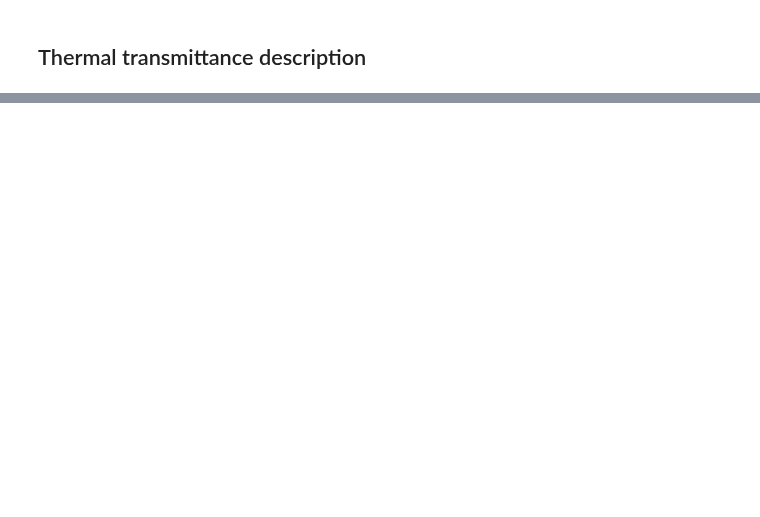
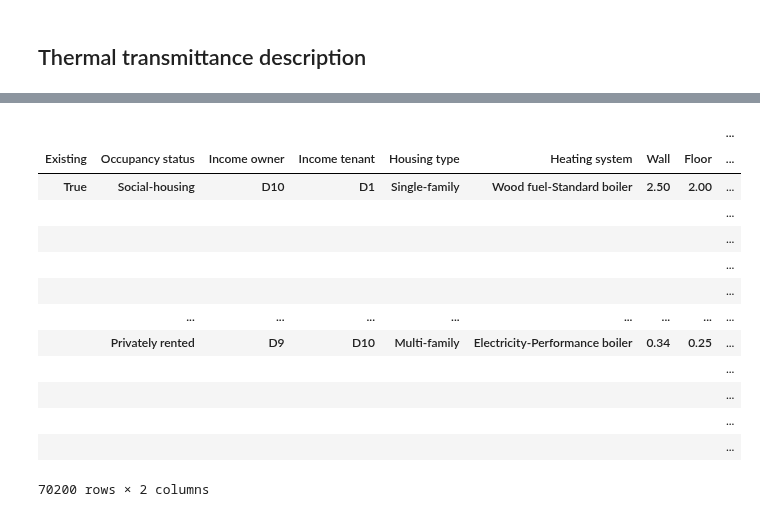
Before and after one commit to CIRED/Res-IRF4, a Jupyter notebook: project/analysis/preprocessing/building_stock/profeel/profeel_comparisons.ipynb, the cells around one changed output, grey strips where cells are left out. Saved outputs shown, nothing was run; the diff lists cells and outputs as text; code cells hidden in the pictures; blank space fills up the shorter version.

```diff
--- a/project/analysis/preprocessing/building_stock/profeel/profeel_comparisons.ipynb
+++ b/project/analysis/preprocessing/building_stock/profeel/profeel_comparisons.ipynb
@@ -51,0 +253,44 @@ cumulated_plots(temp, 'Thermal transmittance U (W/m2.K)', ylim=3)
+# %%
+index = profeel.stock.index
+consumption_before = profeel.consumption_standard(index)[0]
+consumption_after, _, certificate_after = profeel.prepare_consumption(profeel._choice_insulation, index=index)
+consumption_saved = (consumption_before - consumption_after.T).T
+
+consumption_before = reindex_mi(consumption_before, index)
+consumption_after = reindex_mi(consumption_after, index)
+consumption_saved = reindex_mi(consumption_saved, index)
+
+consumption_before = reindex_mi(profeel._surface, index) * consumption_before
+consumption_after = (reindex_mi(profeel._surface, index) * consumption_after.T).T
+consumption_saved = (reindex_mi(profeel._surface, index) * consumption_saved.T).T
+
+consumption_saved = (consumption_saved.T * profeel.stock).T
+# %%
+cost_insulation_raw = inputs['cost_insulation'].copy()
+cost_insulation = profeel.prepare_cost_insulation(cost_insulation_raw * profeel.surface_insulation)
+cost_insulation = reindex_mi(cost_insulation, index)
+potential_cost_insulation = (reindex_mi(profeel._surface, index) * cost_insulation.T).T
+# %%
+consumption_saved.columns.names = ['Wa_work', 'Fl_work', 'Ro_work', 'Wi_work']
+consumption_saved_stacked = consumption_saved.stack(level=consumption_saved.columns.names).rename('consumption_saved')
+potential_cost_insulation.columns.names = ['Wa_work', 'Fl_work', 'Ro_work', 'Wi_work']
+cost = potential_cost_insulation.stack(level=potential_cost_insulation.columns.names).rename('cost')
+# %%
+temp = pd.concat((consumption_saved_stacked, cost), axis=1)
+# %%
+temp
+# %% [output]
+|  |  |  |  |  |  |  |  | ... |
+| Existing | Occupancy status | Income owner | Income tenant | Housing type | Heating system | Wall | Floor | ... |
+| True | Social-housing | D10 | D1 | Single-family | Wood fuel-Standard boiler | 2.50 | 2.00 | ... |
+|  |  |  |  |  |  |  |  | ... |
+|  |  |  |  |  |  |  |  | ... |
+|  |  |  |  |  |  |  |  | ... |
+|  |  |  |  |  |  |  |  | ... |
+|  | ... | ... | ... | ... | ... | ... | ... | ... |
+|  | Privately rented | D9 | D10 | Multi-family | Electricity-Performance boiler | 0.34 | 0.25 | ... |
+|  |  |  |  |  |  |  |  | ... |
+|  |  |  |  |  |  |  |  | ... |
+|  |  |  |  |  |  |  |  | ... |
+|  |  |  |  |  |  |  |  | ... |
+70200 rows × 2 columns
```
Also changed, not shown: parts of 27 cells of this notebook, 2 other files.
